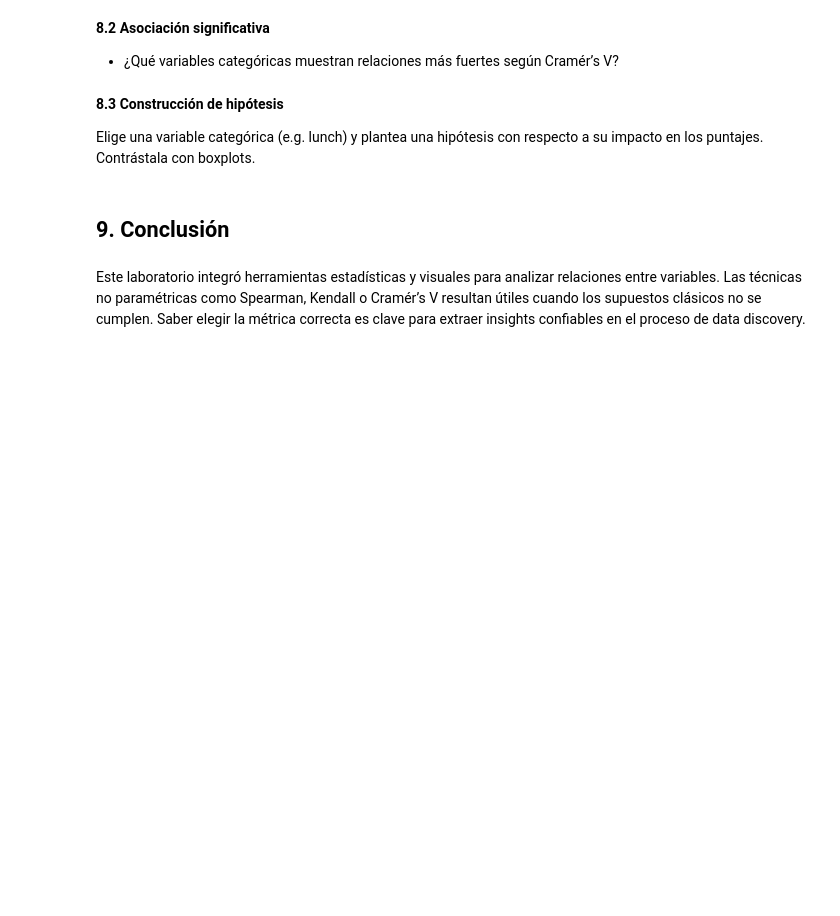
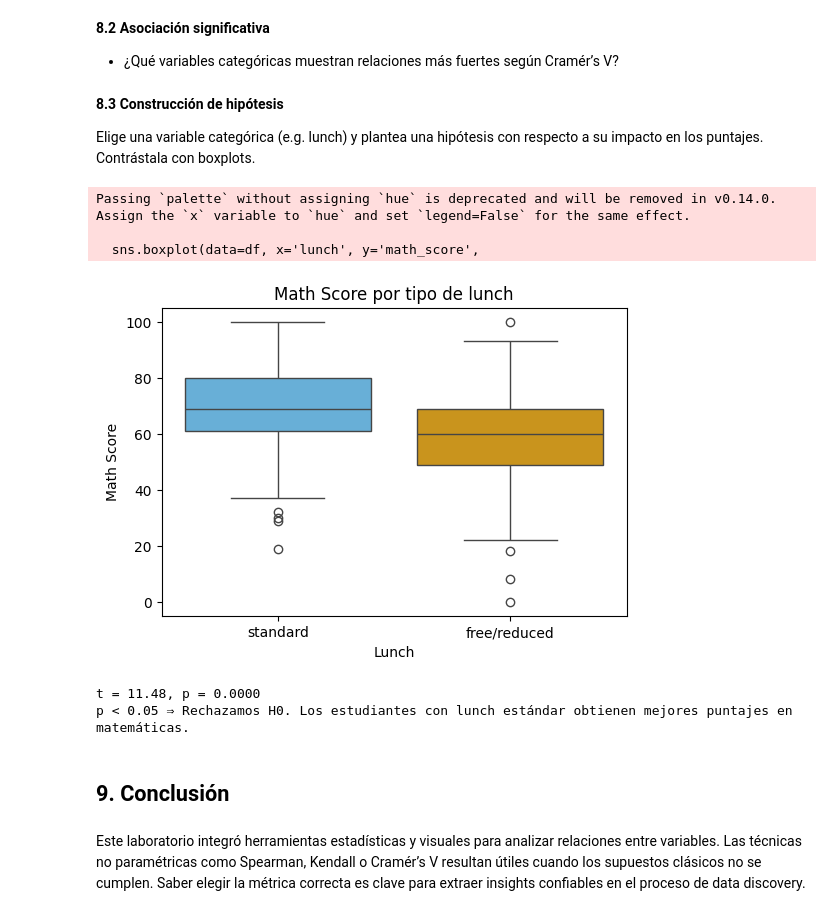
Before and after one commit to RodrigoGuedesDP/Data-Analytics, a Jupyter notebook: correlations_and_associations.ipynb, the cells around one changed output. Drawn from its saved outputs; the diff is of its cells as text; code cells hidden in the pictures; blank space fills up the shorter version.

```diff
--- a/correlations_and_associations.ipynb
+++ b/correlations_and_associations.ipynb
@@ -162,3 +208,51 @@ Elige una variable categórica (e.g. lunch) y plantea una hipótesis con respect
+# %%
+
+import pandas as pd
+import seaborn as sns
+import matplotlib.pyplot as plt
+from scipy.stats import ttest_ind
+
+# 1. Carga y limpieza de datos
+df = pd.read_csv('/content/StudentsPerformance.csv')
+df.columns = df.columns.str.replace(' ', '_')
+
+# 2. Definición de grupos según tipo de almuerzo
+grupo_std  = df[df.lunch == 'standard']['math_score']
+grupo_free = df[df.lunch == 'free/reduced']['math_score']
+
+# 3. Planteamiento de hipótesis
+#   H0: μ_standard = μ_free/reduced
+#   H1: μ_standard > μ_free/reduced
+
+# 4. Visualización con boxplot
+plt.figure(figsize=(6,4))
+sns.boxplot(data=df, x='lunch', y='math_score',
+            palette=['#56B4E9','#E69F00'])
+plt.title('Math Score por tipo de lunch')
+plt.xlabel('Lunch')
+plt.ylabel('Math Score')
+plt.show()
+
+# 5. Contraste estadístico: t-test para muestras independientes
+# Usamos equal_var=False (Welch’s t-test) por posible heterocedasticidad
+t_stat, p_val = ttest_ind(grupo_std, grupo_free, equal_var=False)
+
+print(f"t = {t_stat:.2f}, p = {p_val:.4f}")
+
+# 6. Interpretación
+# Si p < 0.05, rechazamos H0 y concluimos que μ_standard > μ_free/reduced
+if p_val < 0.05:
+    print("p < 0.05 ⇒ Rechazamos H0. Los estudiantes con lunch estándar "
+          "obtienen mejores puntajes en matemáticas.")
+else:
+    print("p ≥ 0.05 ⇒ No rechazamos H0. No hay diferencia significativa.")
+# %% [output]
+Passing `palette` without assigning `hue` is deprecated and will be removed in v0.14.0. Assign the `x` variable to `hue` and set `legend=False` for the same effect.
+
+  sns.boxplot(data=df, x='lunch', y='math_score',
+[figure, added]
+t = 11.48, p = 0.0000
+p < 0.05 ⇒ Rechazamos H0. Los estudiantes con lunch estándar obtienen mejores puntajes en matemáticas.
 # %% [markdown]
 ## **9. Conclusión**
 # %% [markdown]
```
Also changed, not shown: parts of 11 cells of this notebook.
